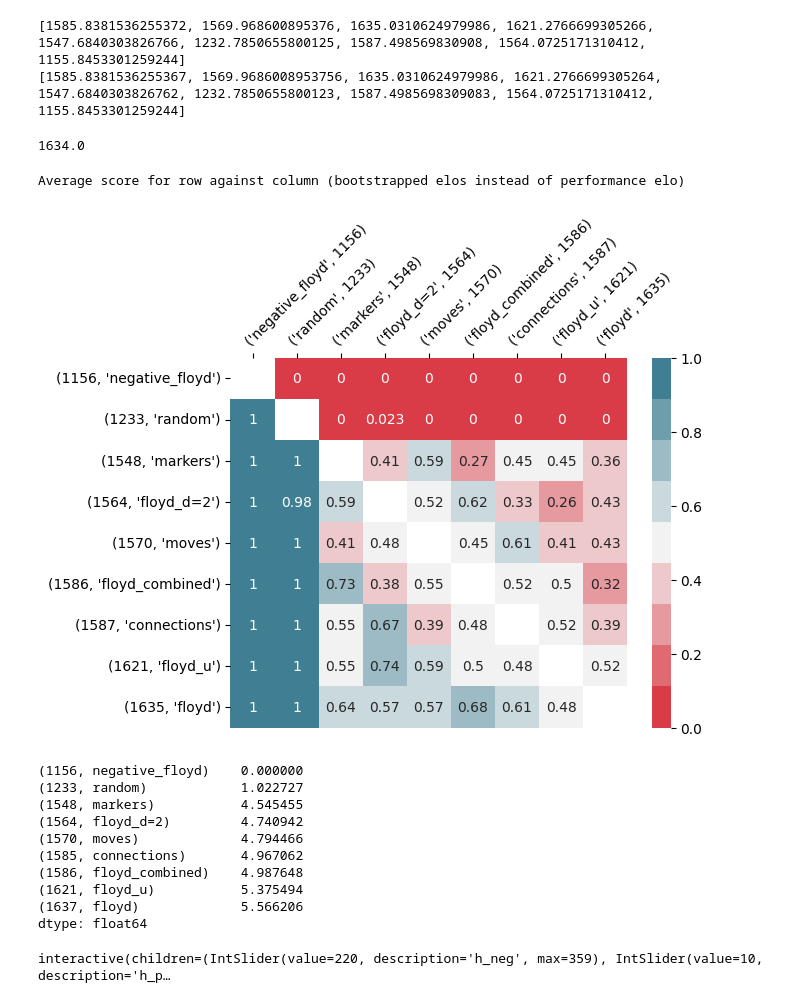
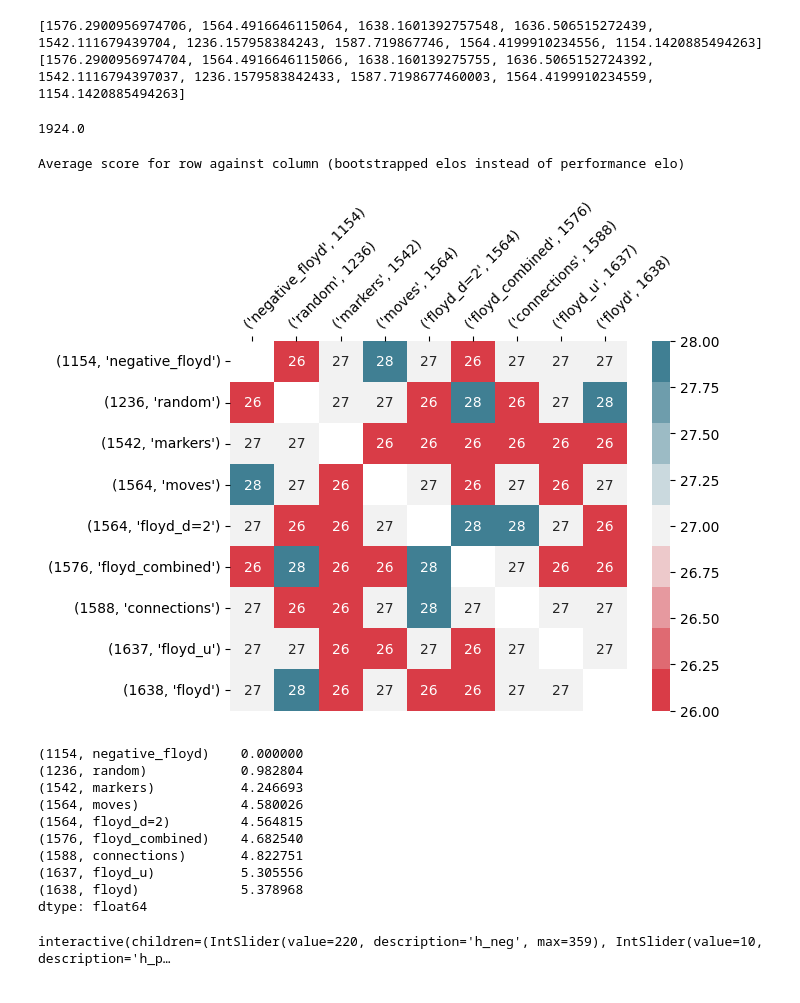
Before and after one commit to ChaoticNeutralily/yinsh, a Jupyter notebook: examine_rankings.ipynb, the cells around one changed output. Drawn from its saved outputs; the diff is of its cells as text; code cells hidden in the pictures.

```diff
--- a/examine_rankings.ipynb
+++ b/examine_rankings.ipynb
@@ -13,21 +13,45 @@ import torch
 from competition_utils import bot_list
 # %%
 data = load_data()
-print((data))
-index = ["" for _ in bot_list]
-new_ratings = [0 for _ in bot_list]
+print((data.keys()))
+# bot_list.append("human")
+del data["alphazero_v1_flat"]
+del data["human"]
+del data["alphazero_flat_v1"]
+# bot_list.append("alphazero_v1_flat")
+print(len(data))
+print(len(bot_list))
+# del data["human"]
+index = ["" for _ in range(len(data))]
+new_ratings = [0 for _ in range(len(data))]
 indices = []
 ind_to_bot = {}
 for b in bot_list:
     # print(data[entry]["index"])
-    indices.append(data[b]["index"])
-    ind_to_bot[data[b]["index"]] = b
-    index[data[b]["index"]] = (int(round(data[b]["full_rating"])), b)
-    new_ratings[data[b]["index"]] = data[b]["full_rating"]
+    i = data[b]["index"]
+    indices.append(i)
+    ind_to_bot[i] = b
+
+    print(i, b)
+    if i == len(index):
+        i-= 1
+    index[i] = (int(round(data[b]["full_elo"])), b)
+    new_ratings[i] = data[b]["full_elo"]
 print(index)
 # ratings = np.array([i[0] for i in index])
 # ratings = ratings/(400 * np.log10(np.e)) - np.mean(ratings/(400 * np.log10(np.e))) + 1500
 # index = [(int(round(r)),i[1]) for r,i in zip(ratings,index)]
 # print(index)
-print(len(index))
+# print(len(index))
+# done = False
+# while not done:
+#     for i in range(len(index),-1,step=-1):
+#         if index[i] == '':
+#             index.pop(i)
+#             break
+#     print(len(index), i)
+#     # print
+#     if i == len(index)-1:
+#         done = True
+# print(indices)
 # %% [output]
@@ -70,7 +125,7 @@ for _ in range(100):
 
     for b in bot_list:
         i = data[b]["index"]
-    # ratings if same games were repeated
+        # ratings if same games were repeated
         total_ratings[:,i] = ratings[i] * (wins1[:,i] + losses1[:,i] + draws1[:,i] + wins2[:,i] + losses2[:,i] + draws2[:,i])
 
 
@@ -80,13 +135,13 @@ for _ in range(100):
 print(ratings)
 print(new_ratings)
 # %% [output]
-[1585.8381536255372, 1569.968600895376, 1635.0310624979986, 1621.2766699305266, 1547.6840303826766, 1232.7850655800125, 1587.498569830908, 1564.0725171310412, 1155.8453301259244]
-[1585.8381536255367, 1569.9686008953756, 1635.0310624979986, 1621.2766699305264, 1547.6840303826762, 1232.7850655800123, 1587.4985698309083, 1564.0725171310412, 1155.8453301259244]
+[1576.2900956974706, 1564.4916646115064, 1638.1601392757548, 1636.506515272439, 1542.111679439704, 1236.157958384243, 1587.719867746, 1564.4199910234556, 1154.1420885494263]
+[1576.2900956974704, 1564.4916646115066, 1638.160139275755, 1636.5065152724392, 1542.1116794397037, 1236.1579583842433, 1587.7198677460003, 1564.4199910234559, 1154.1420885494263]
 # %%
 index = [(int(round(nr)),name[1]) for nr, name in zip(new_ratings,index)]
 print(sum(sum(total_games)))
 # %% [output]
-1634.0
+1924.0
 # %%
 draws1 += np.eye(draws1.shape[0])
 num_games = ( 1
@@ -105,10 +160,10 @@ ave_scores = ( 1
     # # - losses1
     # # - losses2
     ) /  (1
-        * num_games
+        * np.amax(num_games,1)
     )
 arr = num_games
-arr = ave_scores
+# arr = ave_scores
 arr = arr - np.diag(np.diag(arr))
 new_order = sorted(list(zip(list(range(len(index))), index)), key = lambda x: x[1][0])
 new_index = [index[i[0]] for i in new_order]
@@ -118,49 +173,49 @@ for ni, ai in enumerate(new_order):
 for ai, ni in enumerate(new_order):
     arr[:,ai] = new_arr[:, ni[0]]
 del new_arr
 try:
     del df
 except:
     pass
 df = pd.DataFrame(data = arr, index = new_index, columns = new_index)
 ax = sns.heatmap(df,annot=True, #annot_kws={'rotation': 60},
 # vmax=1,
 # vmin=0,
 mask = np.eye(arr.shape[0]),
 cmap = [(0.2519971417644415, 0.4987337088076726, 0.5751602783606602),
  (0.43156001218774975, 0.6160490836499025, 0.6735874169971766),
  (0.611122882611058, 0.7333644584921324, 0.7720145556336929),
  (0.7906857530343663, 0.8506798333343624, 0.8704416942702093),
  (0.95, 0.95, 0.95),
  (0.9282549678814984, 0.7863704363662967, 0.7963965173228867),
  (0.9022582584936525, 0.6005186021022944, 0.622400049291663),
  (0.8762615491058064, 0.4146667678382919, 0.44840358126043944),
  (0.8510408608937171, 0.23436274952246883, 0.2796010376480583)][::-1], #kwargs={title: "average score of row versus column"}
 )
 ax.set_xticks([i+0.5 for i in range(len(new_index))],labels=[str((s[1], s[0])) for s in new_index],rotation=45, ha="left",
          rotation_mode="anchor"
          )
 
 ax.xaxis.set_ticks_position('top')
 print("Average score for row against column (bootstrapped elos instead of performance elo)")
 # %% [output]
 Average score for row against column (bootstrapped elos instead of performance elo)
-[figure, old version]
+[figure, new version]
 # %%
 # arr2 = ave_scores
 df2 = df.sum(axis=1)
 # sns.heatmap(df2)
 df2.head(10)
 # %% [output]
-(1156, negative_floyd)    0.000000
-(1233, random)            1.022727
-(1548, markers)           4.545455
-(1564, floyd_d=2)         4.740942
-(1570, moves)             4.794466
-(1585, connections)       4.967062
-(1586, floyd_combined)    4.987648
-(1621, floyd_u)           5.375494
-(1637, floyd)             5.566206
+(1154, negative_floyd)    0.000000
+(1236, random)            0.982804
+(1542, markers)           4.246693
+(1564, moves)             4.580026
+(1564, floyd_d=2)         4.564815
+(1576, floyd_combined)    4.682540
+(1588, connections)       4.822751
+(1637, floyd_u)           5.305556
+(1638, floyd)             5.378968
 dtype: float64
 # %%
 sns.choose_diverging_palette()
```
Also changed, not shown: parts of 8 cells of this notebook, 15 other files.
